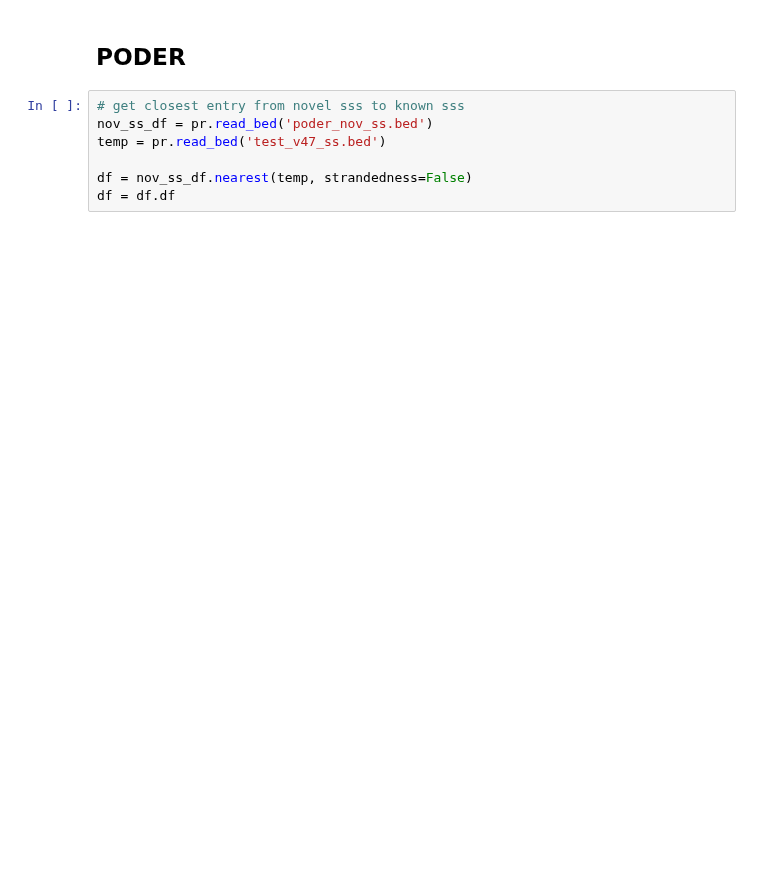
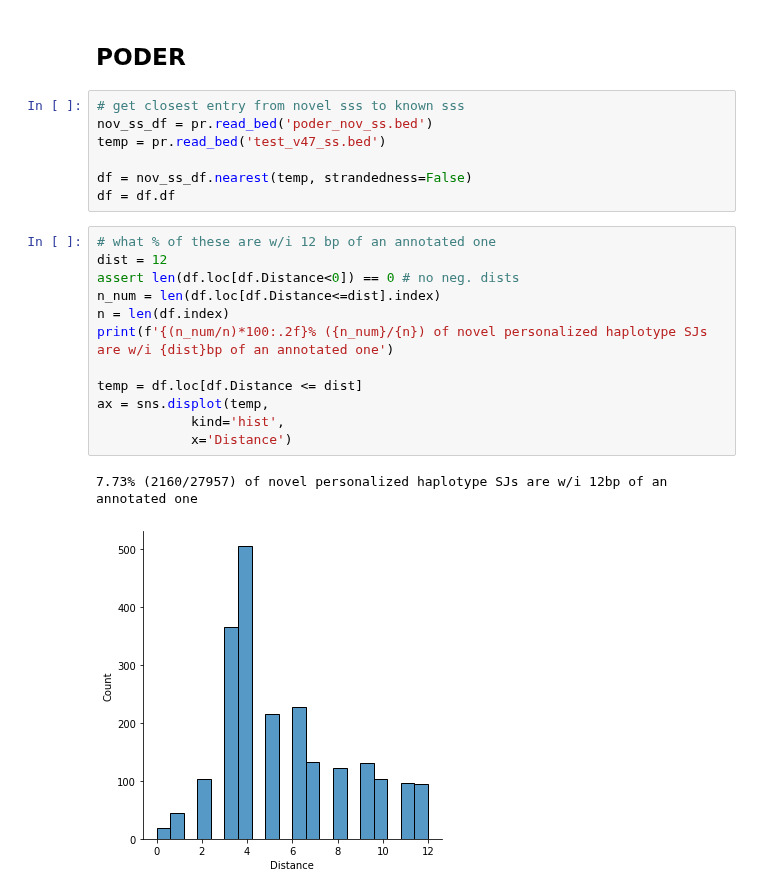
Before and after one commit to fairliereese/240903_pt, a Jupyter notebook: analysis/td_personal_get_novel_ss_dists.ipynb, the cells around one changed output. Drawn from its saved outputs; the diff is of its cells as text; blank space fills up the shorter version.

```diff
--- a/analysis/td_personal_get_novel_ss_dists.ipynb
+++ b/analysis/td_personal_get_novel_ss_dists.ipynb
@@ -117,3 +157,18 @@ temp = pr.read_bed('test_v47_ss.bed')
 
 df = nov_ss_df.nearest(temp, strandedness=False)
 df = df.df
+# %%
+# what % of these are w/i 12 bp of an annotated one
+dist = 12
+assert len(df.loc[df.Distance<0]) == 0 # no neg. dists
+n_num = len(df.loc[df.Distance<=dist].index)
+n = len(df.index)
+print(f'{(n_num/n)*100:.2f}% ({n_num}/{n}) of novel personalized haplotype SJs are w/i {dist}bp of an annotated one')
+
+temp = df.loc[df.Distance <= dist]
+ax = sns.displot(temp,
+            kind='hist',
+            x='Distance')
+# %% [output]
+7.73% (2160/27957) of novel personalized haplotype SJs are w/i 12bp of an annotated one
+[figure, added]
```
Also changed, not shown: parts of 4 cells of this notebook, 3 other files.
